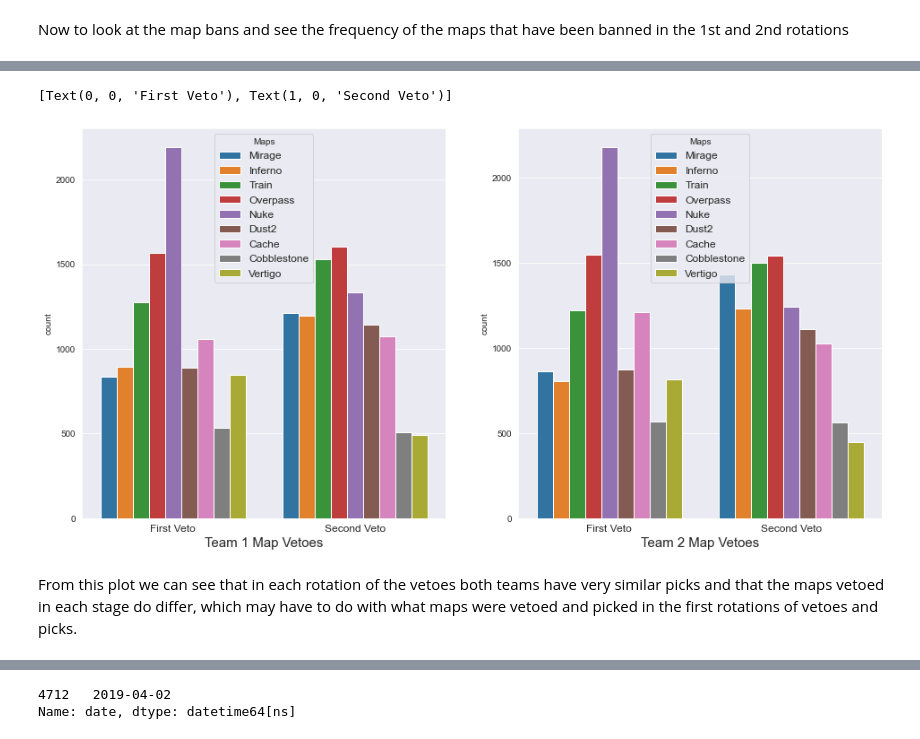
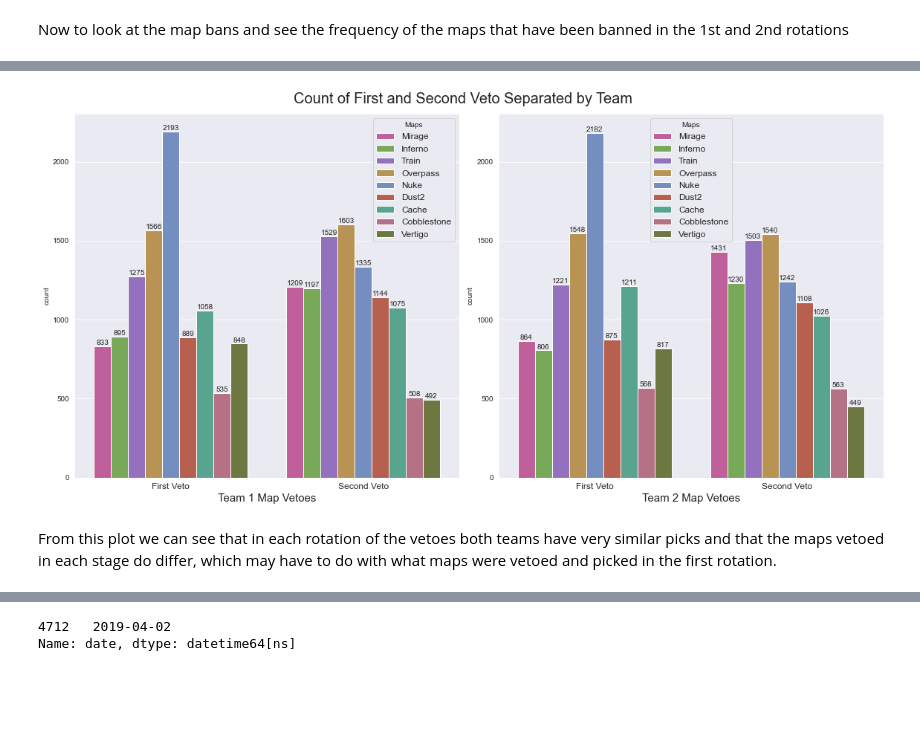
Before and after one commit to tahashahab/competitive_csgo, a Jupyter notebook: csgo_picks.ipynb, the cells around one changed output, grey strips where cells are left out. Cells and saved outputs as stored; diff of their text form; code cells hidden in the pictures; blank space fills up the shorter version.

```diff
--- a/csgo_picks.ipynb
+++ b/csgo_picks.ipynb
@@ -176,25 +181,31 @@ Name: t2_removed_2, dtype: int64
-# %%
-picks = picks.drop(picks[picks['t1_removed_2'] == '0.0'].index)
-picks = picks.drop(picks[picks['t2_removed_1'] == '0.0'].index)
-picks = picks.drop(picks[picks['t2_removed_2'] == '0.0'].index)
 # %%
 maps = ['Mirage', 'Inferno', 'Train', 'Overpass', 'Nuke', 'Dust2', 'Cache', 'Cobblestone', 'Vertigo']
-f, ax = plt.subplots(1,2,figsize=(16,8))
+f, ax = plt.subplots(1,2,figsize=(16,8), sharey=True)
+f.suptitle('Count of First and Second Veto Separated by Team', y=.98, fontsize=20)
+
 melt_df_1 = picks[['t1_removed_1', 't1_removed_2']]
 melt_df_2 = picks[['t2_removed_1', 't2_removed_2']]
 
-sns.countplot(x='variable', hue='value', data=pd.melt(melt_df_1), ax=ax[0], hue_order=maps)
+sns.countplot(x='variable', hue='value', data=pd.melt(melt_df_1), ax=ax[0], hue_order=maps, palette=["#cf509d","#74b64b","#9364cb","#c99743","#698acc","#ca543e","#4bb193","#c06680","#728039"])
 ax[0].set_xlabel('Team 1 Map Vetoes', fontsize=15)
 ax[0].legend(title='Maps', fontsize=12)
 ax[0].set_xticklabels(['First Veto', 'Second Veto'], fontsize=12)
+for container in ax[0].containers:
+    ax[0].bar_label(container, fontsize=10)
+ax[0].yaxis.set_tick_params(labelbottom=True)
 
-sns.countplot(x='variable', hue='value', data=pd.melt(melt_df_2), ax=ax[1], hue_order=maps)
+sns.countplot(x='variable', hue='value', data=pd.melt(melt_df_2), ax=ax[1], hue_order=maps, palette=["#cf509d","#74b64b","#9364cb","#c99743","#698acc","#ca543e","#4bb193","#c06680","#728039"])
 ax[1].set_xlabel('Team 2 Map Vetoes', fontsize=15)
 ax[1].legend(loc='upper center', title='Maps', fontsize=12)
 ax[1].set_xticklabels(['First Veto', 'Second Veto'], fontsize=12)
+for container in ax[1].containers:
+    ax[1].bar_label(container, fontsize=10)
+ax[1].yaxis.set_tick_params(labelbottom=True)
+
+plt.tight_layout()
+plt.show()
 # %% [output]
-[Text(0, 0, 'First Veto'), Text(1, 0, 'Second Veto')]
-[figure, old version]
+[figure, new version]
 # %% [markdown]
 From this plot we can see that in each rotation of the vetoes both teams have very similar picks and that the maps vetoed in each stage do differ, which may have to do with what maps were vetoed
-and picked in the first rotations of vetoes and picks.
+and picked in the first rotation.
```
Also changed, not shown: parts of 37 cells of this notebook.
